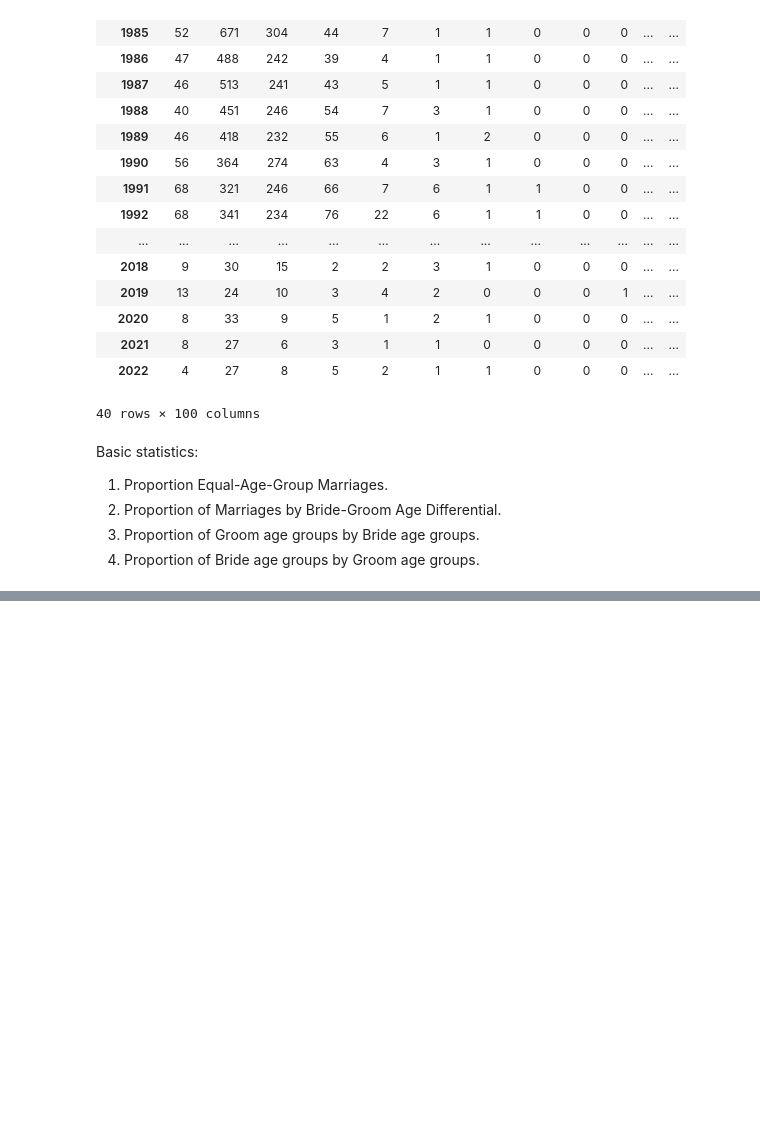
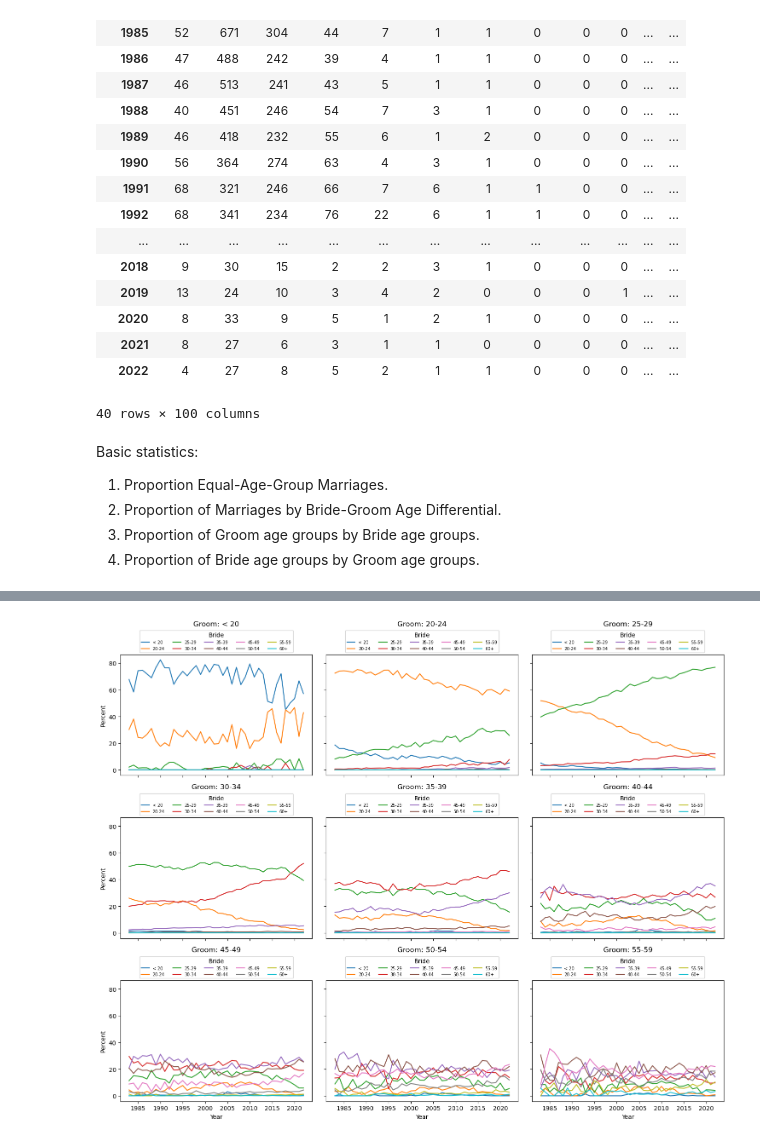
Before and after one commit to YC-Goh/YC-Goh.github.io, a Jupyter notebook: projects/sg-public-data/src/_1_marriage_patterns.ipynb, the cells around one changed output, grey strips where cells are left out. Cells and saved outputs as stored; diff of their text form; code cells hidden in the pictures; blank space fills up the shorter version.

```diff
--- a/projects/sg-public-data/src/_1_marriage_patterns.ipynb
+++ b/projects/sg-public-data/src/_1_marriage_patterns.ipynb
@@ -335,0 +390,15 @@ Basic statistics:
+# %%
+df_a_p_g:pd.DataFrame = df_a.stack(level=['Brides']).copy(deep=True)
+df_a_p_g = df_a_p_g.div(df_a_p_g.groupby(by=['Year']).sum()).mul(100)
+_, axs = plt.subplots(3, 3, figsize=(15, 12), sharey=True, sharex=True)
+for ax, i in zip(axs.flat, range(9)):
+    sns.lineplot(data=df_a_p_g, x='Year', y=df_a_p_g.columns[i], hue='Brides', ax=ax)
+    ax.legend(title='Bride', loc=8, bbox_to_anchor=(0.5, 1), ncols=5, fontsize='x-small')
+    ax.set_ylabel('Percent')
+    ax.set_title(f'Groom: {df_a_p_g.columns[i]}', pad=48)
+plt.tight_layout()
+plt.show()
+plt.gcf().clear()
+plt.close(plt.gcf())
+# %% [output]
+[figure, added]
```
Also changed, not shown: parts of 16 cells of this notebook.
